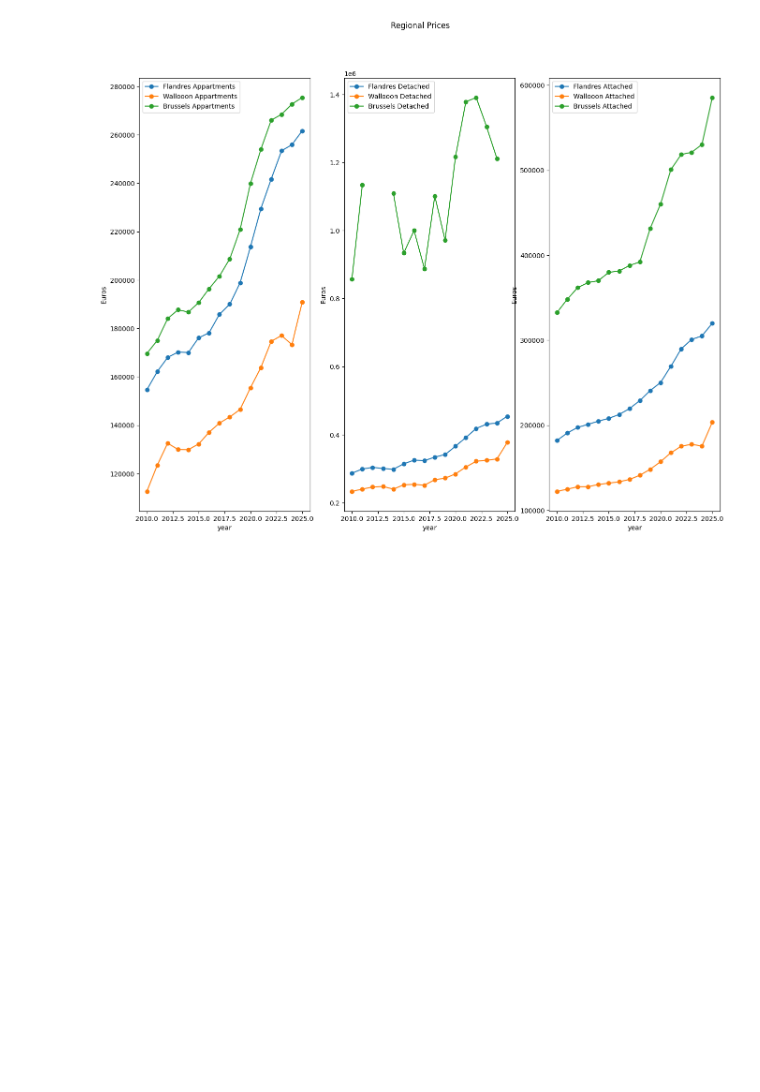
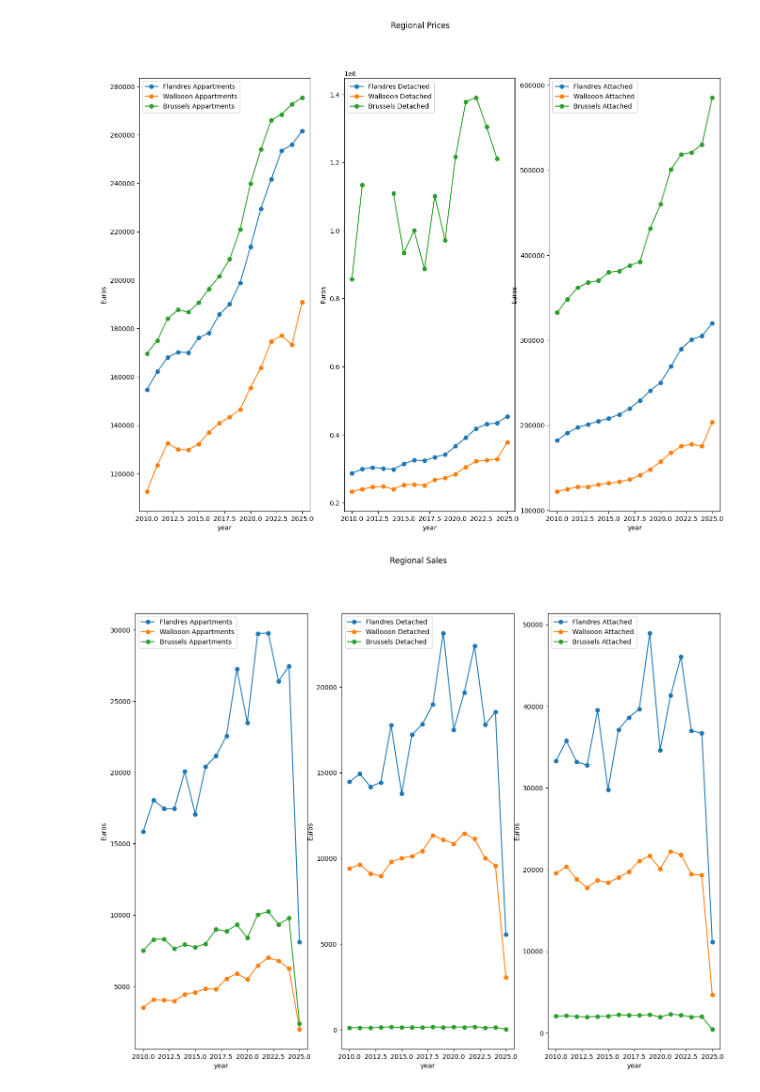
Before and after one commit to DSP-Tan/belgian_real_estate, a Jupyter notebook: visualisation.ipynb, the cells around one changed output. Drawn from its saved outputs; the diff is of its cells as text; code cells hidden in the pictures; blank space fills up the shorter version.

Commit message:
Regional transaction plots

```diff
--- a/visualisation.ipynb
+++ b/visualisation.ipynb
@@ -183,3 +183,61 @@ axes[2].set_xlabel("year")
 axes[2].legend();
 # %% [output]
 [figure]
+# %%
+fig, axes = plt.subplots(1,3, figsize=(16,12))
+
+fig.suptitle("Regional Sales");
+
+
+col = "n_3"
+
+axes[0].plot(flandres.year,flandres[col],marker="o", label="Flandres Appartments")
+axes[0].set_xlabel("year")
+axes[0].set_ylabel("Euros")
+axes[0].legend();
+
+
+axes[0].plot(wallonia.year.astype(int),wallonia[col],marker="o", label="Wallooon Appartments")
+axes[0].set_xlabel("year")
+axes[0].legend();
+
+axes[0].plot(brussels.year,brussels[col],marker="o", label="Brussels Appartments")
+axes[0].set_xlabel("year")
+axes[0].legend();
+
+
+
+col = "n_2"
+
+axes[1].plot(flandres.year,flandres[col],marker="o", label="Flandres Detached")
+axes[1].set_xlabel("year")
+axes[1].set_ylabel("Euros")
+axes[1].legend();
+
+
+axes[1].plot(wallonia.year.astype(int),wallonia[col],marker="o", label="Wallooon Detached")
+axes[1].set_xlabel("year")
+axes[1].legend();
+
+axes[1].plot(brussels.year,brussels[col],marker="o", label="Brussels Detached")
+axes[1].set_xlabel("year")
+axes[1].legend();
+
+
+col = "n_1"
+
+axes[2].plot(flandres.year,flandres[col],marker="o", label="Flandres Attached")
+axes[2].set_xlabel("year")
+axes[2].set_ylabel("Euros")
+axes[2].legend();
+
+
+axes[2].plot(wallonia.year.astype(int),wallonia[col],marker="o", label="Wallooon Attached")
+axes[2].set_xlabel("year")
+axes[2].legend();
+
+axes[2].plot(brussels.year,brussels[col],marker="o", label="Brussels Attached")
+axes[2].set_xlabel("year")
+axes[2].legend();
+# %% [output]
+[figure, added]
```
